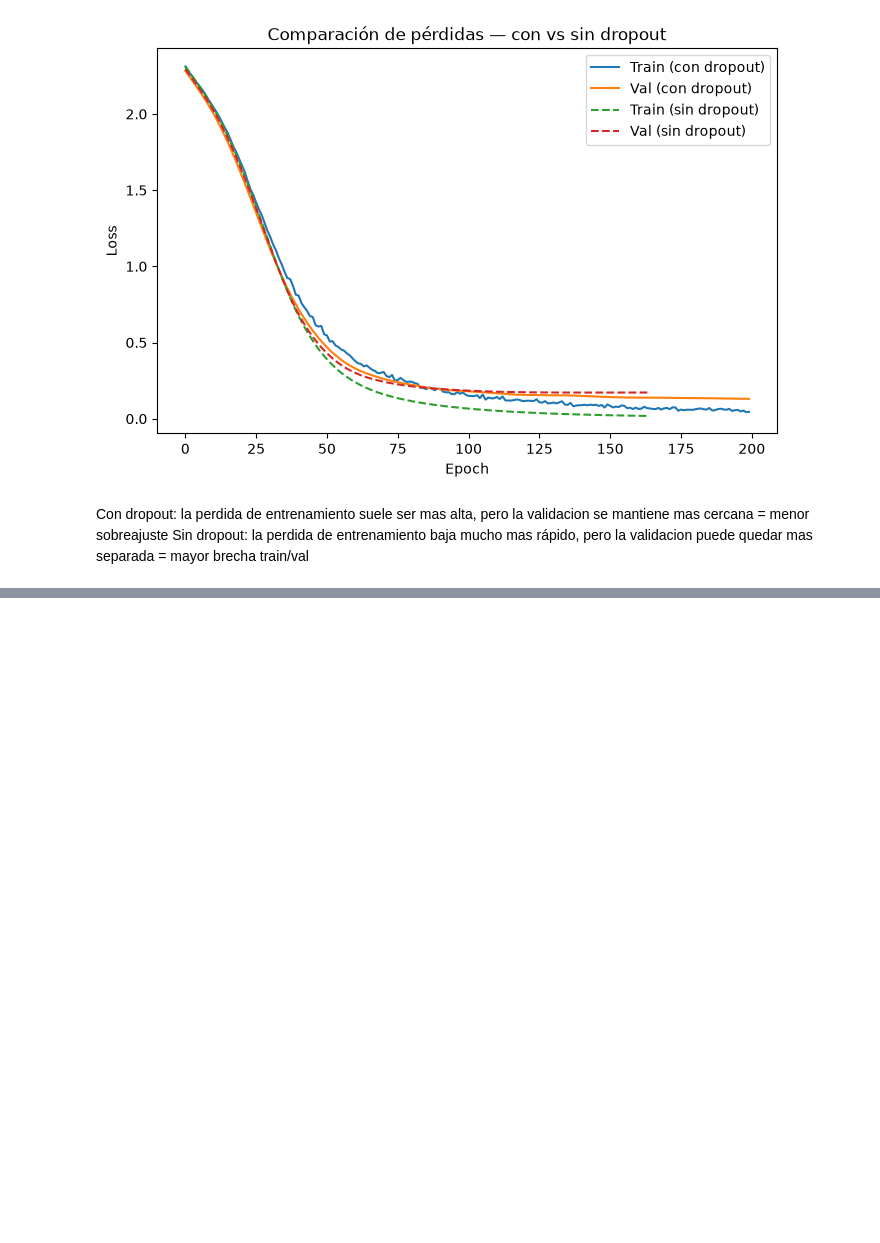
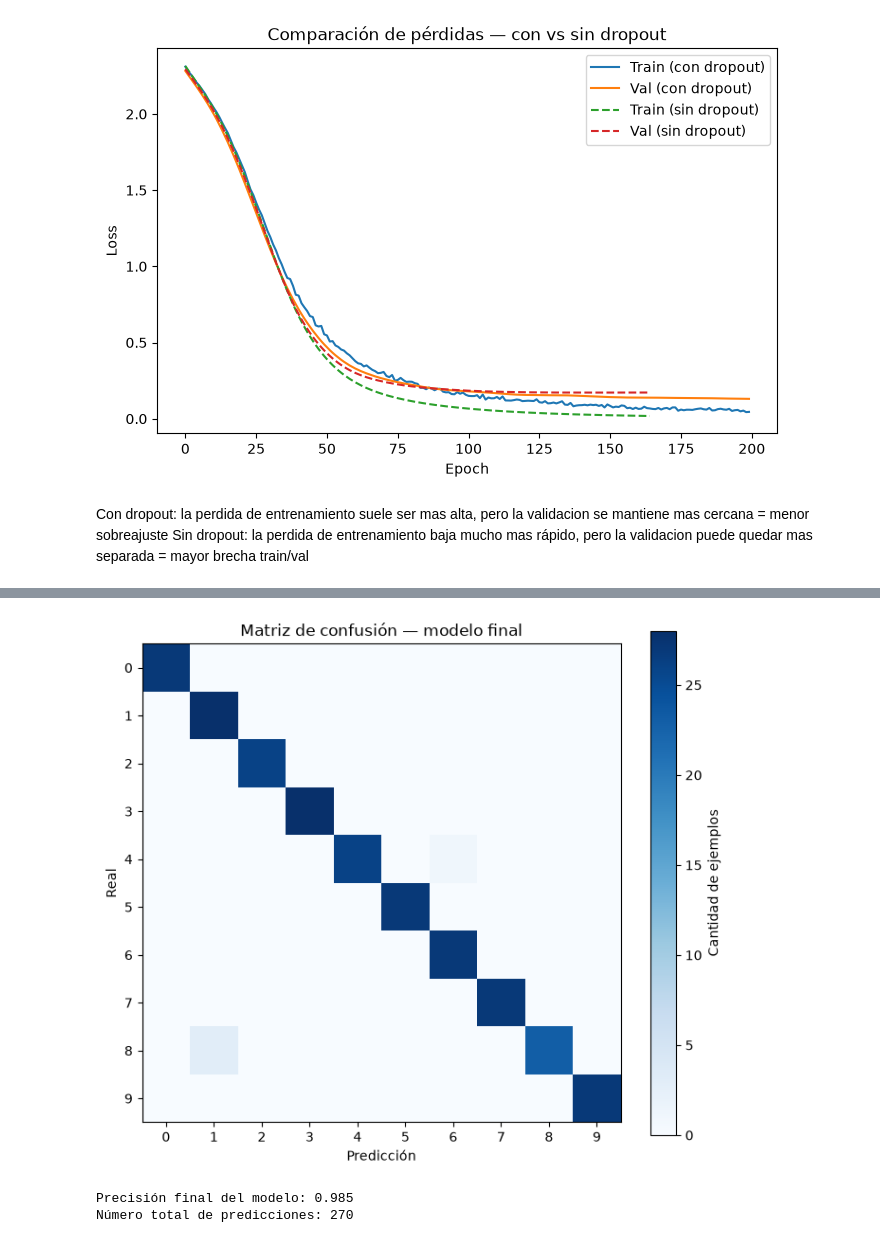
Before and after one commit to JrGG22/TrabajosFIA, a Jupyter notebook: lab-03-clasificacion-mlp.ipynb, the cells around one changed output, grey strips where cells are left out. Drawn from its saved outputs; the diff is of its cells as text; code cells hidden in the pictures; blank space fills up the shorter version.

```diff
--- a/lab-03-clasificacion-mlp.ipynb
+++ b/lab-03-clasificacion-mlp.ipynb
@@ -407,0 +504,29 @@ Epoch 50/50 - Pérdida: 45.7292
+# %%
+# Matriz de confusión para el resultado final
+from sklearn.metrics import confusion_matrix
+
+modelo.eval()
+with torch.no_grad():
+    salida_final = modelo(X_test_t)
+    pred_test_final = torch.argmax(salida_final, dim=1).numpy()
+
+matriz_final = confusion_matrix(y_test, pred_test_final)
+
+plt.figure(figsize=(7, 6))
+plt.imshow(matriz_final, cmap="Blues")
+plt.colorbar(label="Cantidad de ejemplos")
+plt.xlabel("Predicción")
+plt.ylabel("Real")
+plt.title("Matriz de confusión — modelo final")
+plt.xticks(range(10))
+plt.yticks(range(10))
+plt.tight_layout()
+plt.show()
+
+accuracy_final = (pred_test_final == y_test).mean()
+print(f"Precisión final del modelo: {accuracy_final:.3f}")
+print(f"Número total de predicciones: {len(y_test)}")
+# %% [output]
+[figure, added]
+Precisión final del modelo: 0.985
+Número total de predicciones: 270
```
Also changed, not shown: parts of 4 cells of this notebook, 16 other files.
